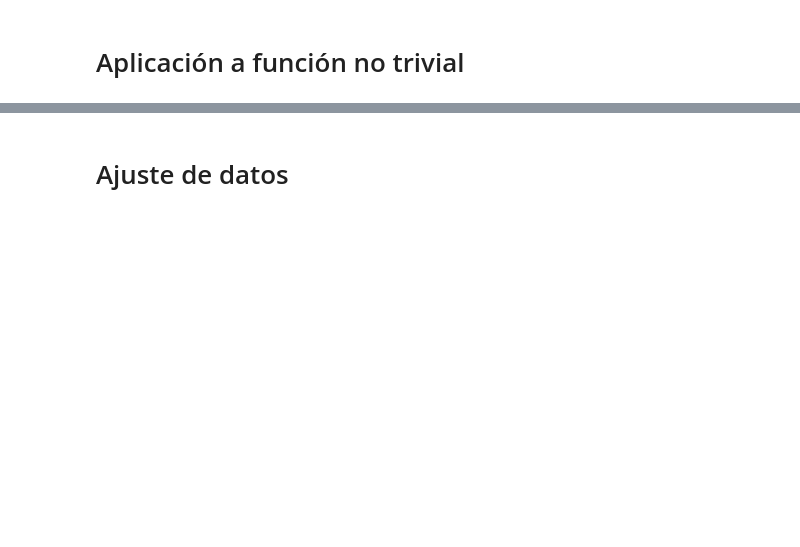
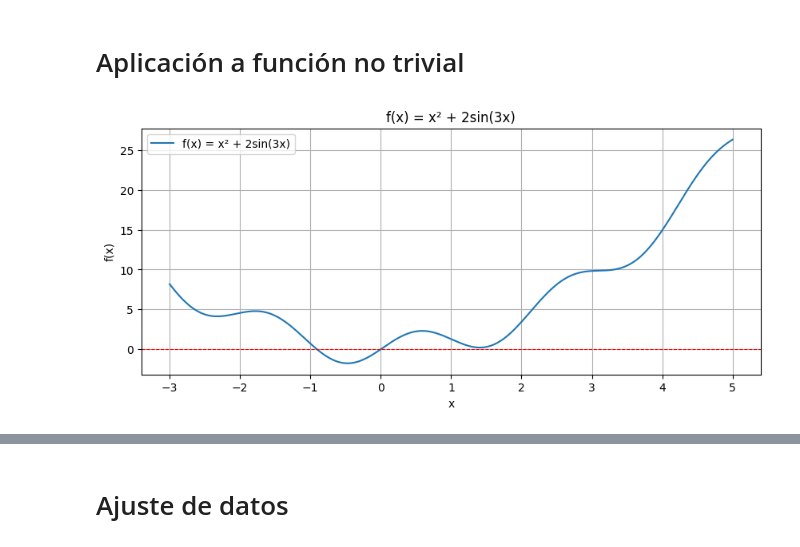
Before and after one commit to nicolasferreirat/Entregable2-Calculo2026, a Jupyter notebook: project.ipynb, the cells around one changed output, grey strips where cells are left out. Saved outputs shown, nothing was run; the diff lists cells and outputs as text; code cells hidden in the pictures; blank space fills up the shorter version.

```diff
--- a/project.ipynb
+++ b/project.ipynb
@@ -108,5 +112,19 @@ NameError: name 'x' is not defined
 f = x**2 + 2*sin(3*x)
 # %%
 # Grafica de la función
+lp = np.linspace(-3, 5, 500)
+y_vals = np.array([f.eval(v) for v in lp])
+
+plt.figure(figsize=(10, 4))
+plt.plot(lp, y_vals, label="f(x) = x² + 2sin(3x)")
+plt.axhline(0, color="red", linestyle="--", linewidth=0.8)
+plt.xlabel("x")
+plt.ylabel("f(x)")
+plt.title("f(x) = x² + 2sin(3x)")
+plt.legend()
+plt.grid(True)
+plt.show()
+# %% [output]
+[figure, added]
 # %%
 # Evaluación de métodos y generación de tablas
```
Also changed, not shown: parts of 19 cells of this notebook.
